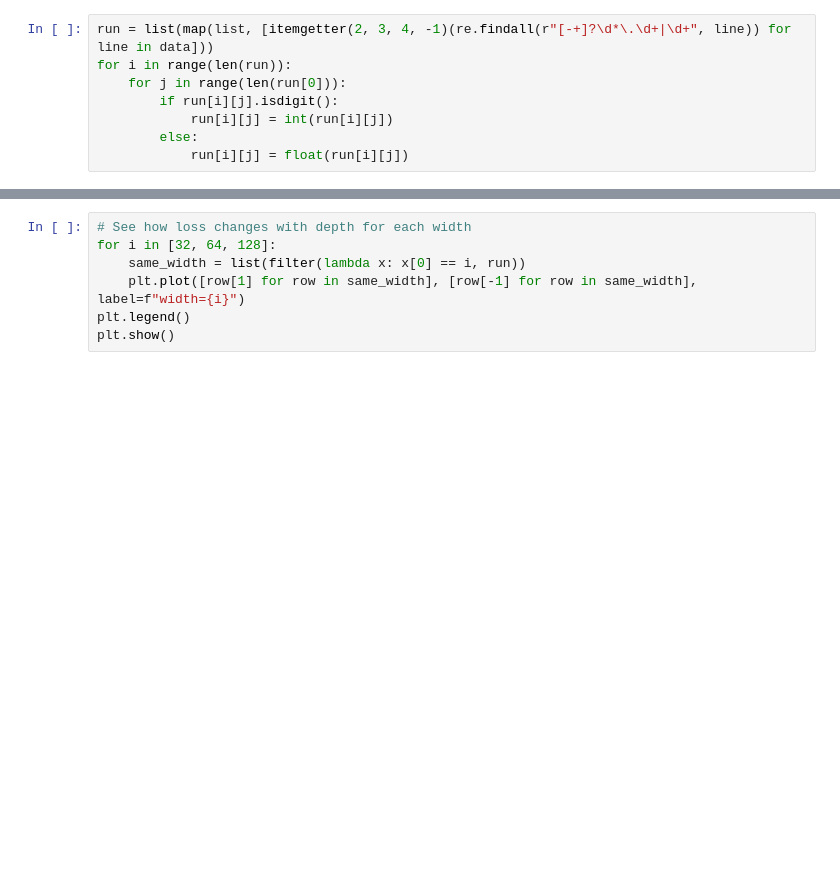
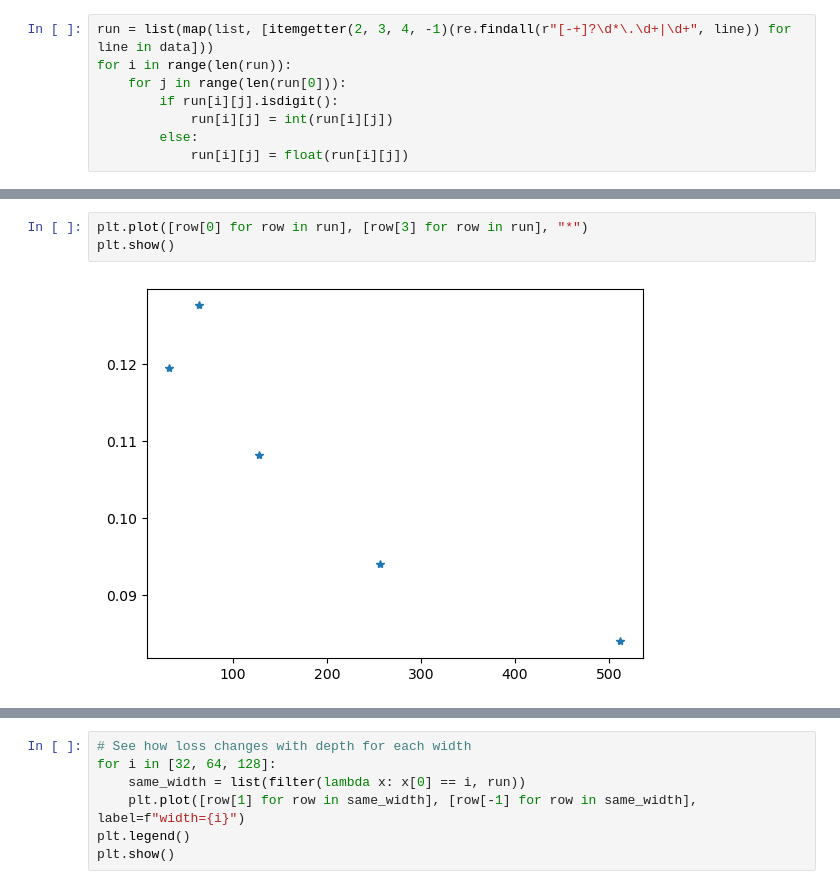
Before and after one commit to ashah01/Scaling-laws-framework, a Jupyter notebook: visualize.ipynb, the cells around one changed output, grey strips where cells are left out. Saved outputs shown, nothing was run; the diff lists cells and outputs as text; blank space fills up the shorter version.

```diff
--- a/visualize.ipynb
+++ b/visualize.ipynb
@@ -18,2 +26,7 @@ for i in range(len(run)):
+# %%
+plt.plot([row[0] for row in run], [row[3] for row in run], "*")
+plt.show()
+# %% [output]
+[figure, added]
 # %%
 # See how loss changes with width for each depth
```
Also changed, not shown: parts of 7 cells of this notebook, 4 other files.
